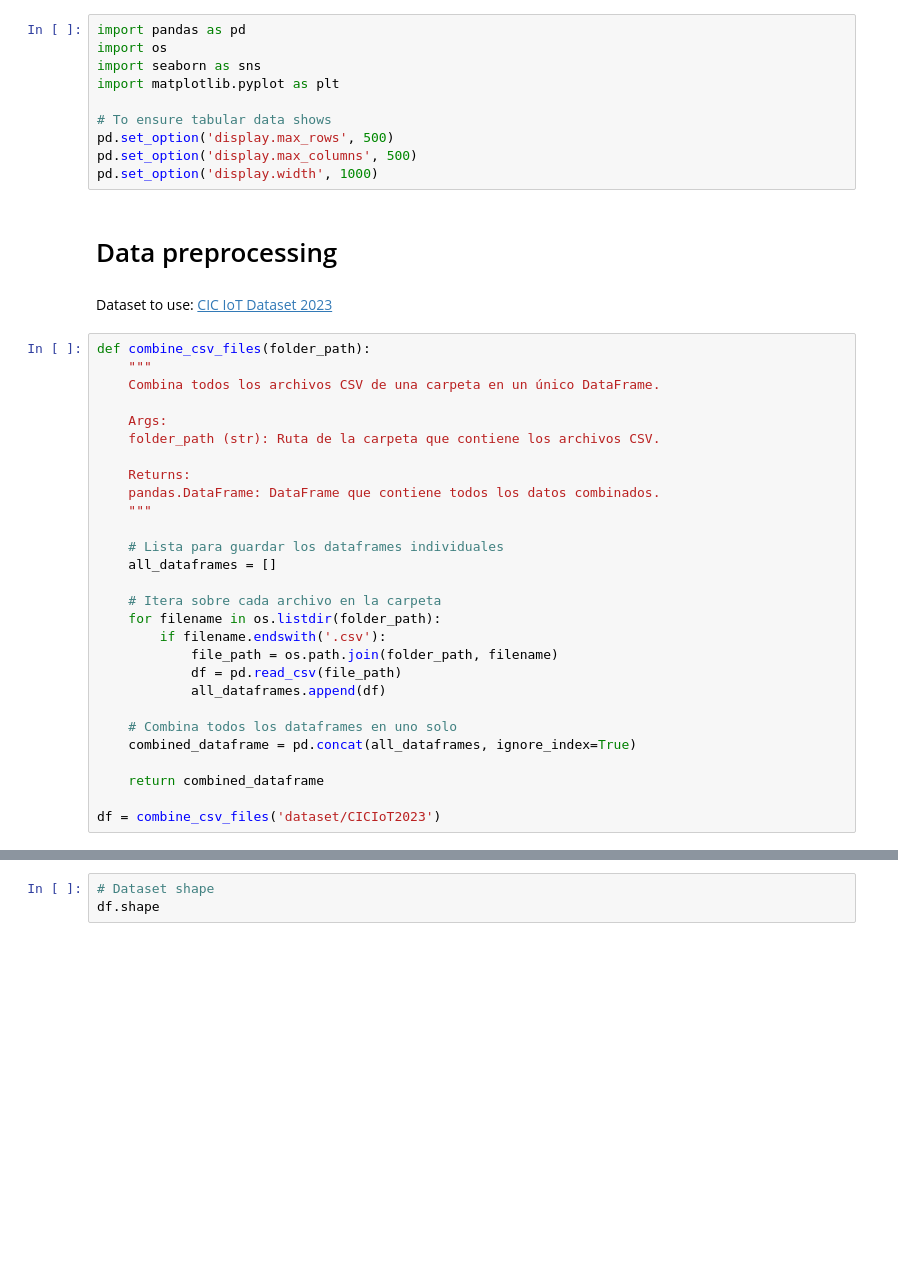
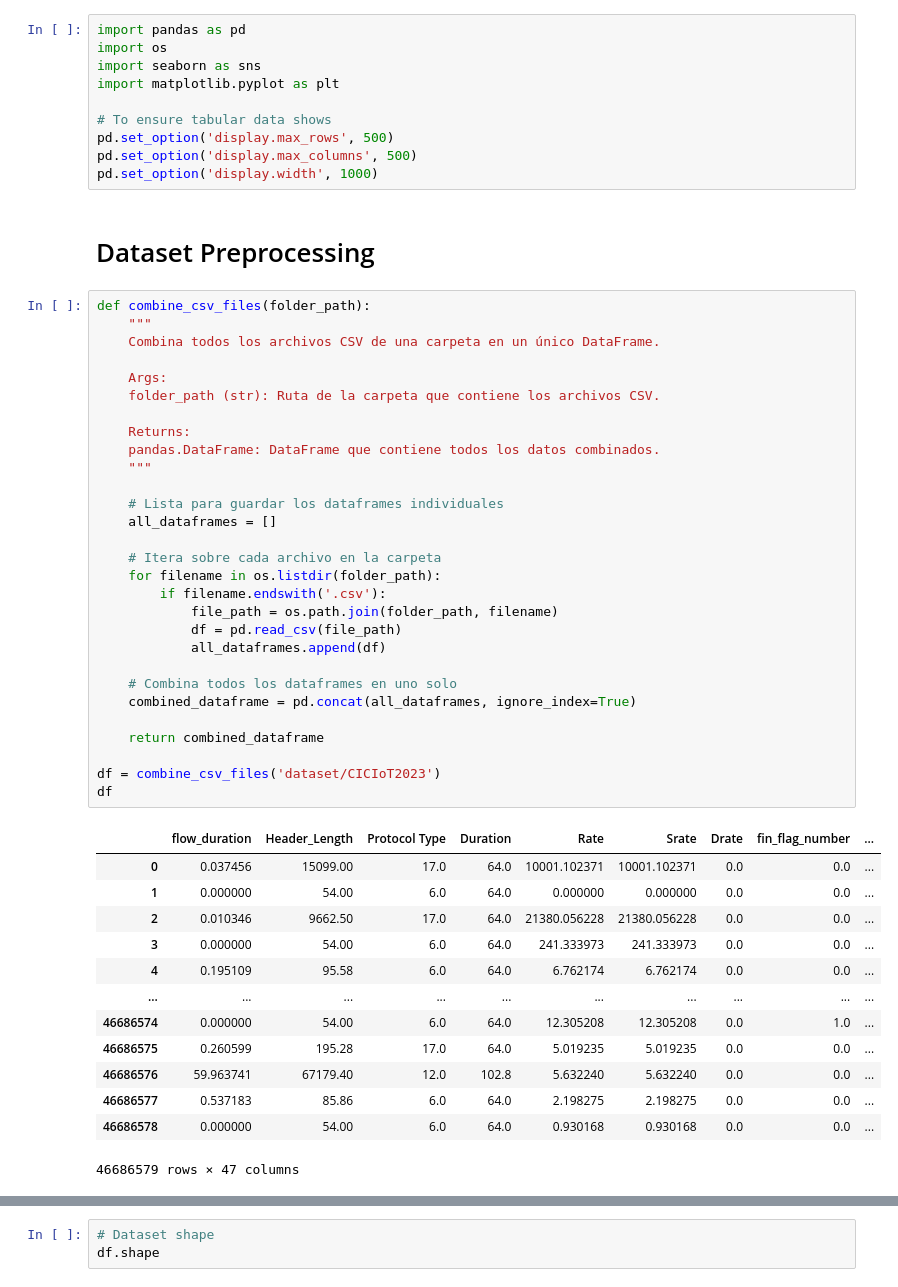
Before and after one commit to tadeodonegana/DDoS-attack-detection-with-ML, a Jupyter notebook: DDoS attack detection using Machine Learning techniques.ipynb, the cells around one changed output, grey strips where cells are left out. Cells and saved outputs as stored; diff of their text form; blank space fills up the shorter version.

```diff
--- a/DDoS attack detection using Machine Learning techniques.ipynb
+++ b/DDoS attack detection using Machine Learning techniques.ipynb
@@ -10,36 +10,49 @@ import matplotlib.pyplot as plt
 pd.set_option('display.max_rows', 500)
 pd.set_option('display.max_columns', 500)
 pd.set_option('display.width', 1000)
-# %% [markdown]
-# Data preprocessing
-# %% [markdown]
-Dataset to use: [CIC IoT Dataset 2023](https://unb.ca/cic/datasets/iotdataset-2023.html)
+# %% [markdown]
+# Dataset Preprocessing
 # %%
 def combine_csv_files(folder_path):
     """
     Combina todos los archivos CSV de una carpeta en un único DataFrame.
 
     Args:
     folder_path (str): Ruta de la carpeta que contiene los archivos CSV.
 
     Returns:
     pandas.DataFrame: DataFrame que contiene todos los datos combinados.
     """
 
     # Lista para guardar los dataframes individuales
     all_dataframes = []
 
     # Itera sobre cada archivo en la carpeta
     for filename in os.listdir(folder_path):
         if filename.endswith('.csv'):
             file_path = os.path.join(folder_path, filename)
             df = pd.read_csv(file_path)
             all_dataframes.append(df)
 
     # Combina todos los dataframes en uno solo
     combined_dataframe = pd.concat(all_dataframes, ignore_index=True)
 
     return combined_dataframe
 
 df = combine_csv_files('dataset/CICIoT2023')
+df
+# %% [output]
+|  | flow_duration | Header_Length | Protocol Type | Duration | Rate | Srate | Drate | fin_flag_number | ... |
+| 0 | 0.037456 | 15099.00 | 17.0 | 64.0 | 10001.102371 | 10001.102371 | 0.0 | 0.0 | ... |
+| 1 | 0.000000 | 54.00 | 6.0 | 64.0 | 0.000000 | 0.000000 | 0.0 | 0.0 | ... |
+| 2 | 0.010346 | 9662.50 | 17.0 | 64.0 | 21380.056228 | 21380.056228 | 0.0 | 0.0 | ... |
+| 3 | 0.000000 | 54.00 | 6.0 | 64.0 | 241.333973 | 241.333973 | 0.0 | 0.0 | ... |
+| 4 | 0.195109 | 95.58 | 6.0 | 64.0 | 6.762174 | 6.762174 | 0.0 | 0.0 | ... |
+| ... | ... | ... | ... | ... | ... | ... | ... | ... | ... |
+| 46686574 | 0.000000 | 54.00 | 6.0 | 64.0 | 12.305208 | 12.305208 | 0.0 | 1.0 | ... |
+| 46686575 | 0.260599 | 195.28 | 17.0 | 64.0 | 5.019235 | 5.019235 | 0.0 | 0.0 | ... |
+| 46686576 | 59.963741 | 67179.40 | 12.0 | 102.8 | 5.632240 | 5.632240 | 0.0 | 0.0 | ... |
+| 46686577 | 0.537183 | 85.86 | 6.0 | 64.0 | 2.198275 | 2.198275 | 0.0 | 0.0 | ... |
+| 46686578 | 0.000000 | 54.00 | 6.0 | 64.0 | 0.930168 | 0.930168 | 0.0 | 0.0 | ... |
+46686579 rows × 47 columns
 # %% [markdown]
```
Also changed, not shown: parts of 18 cells of this notebook.
